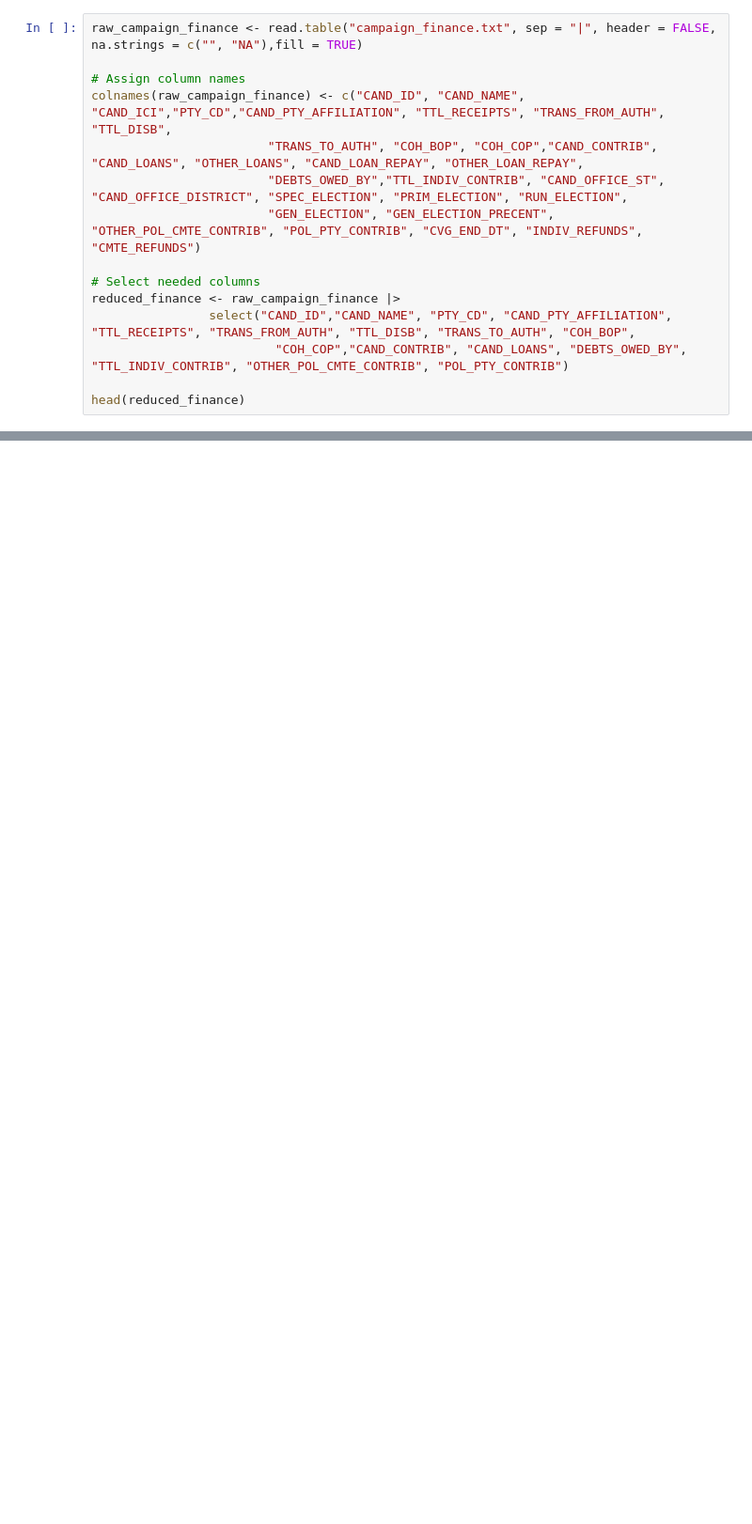
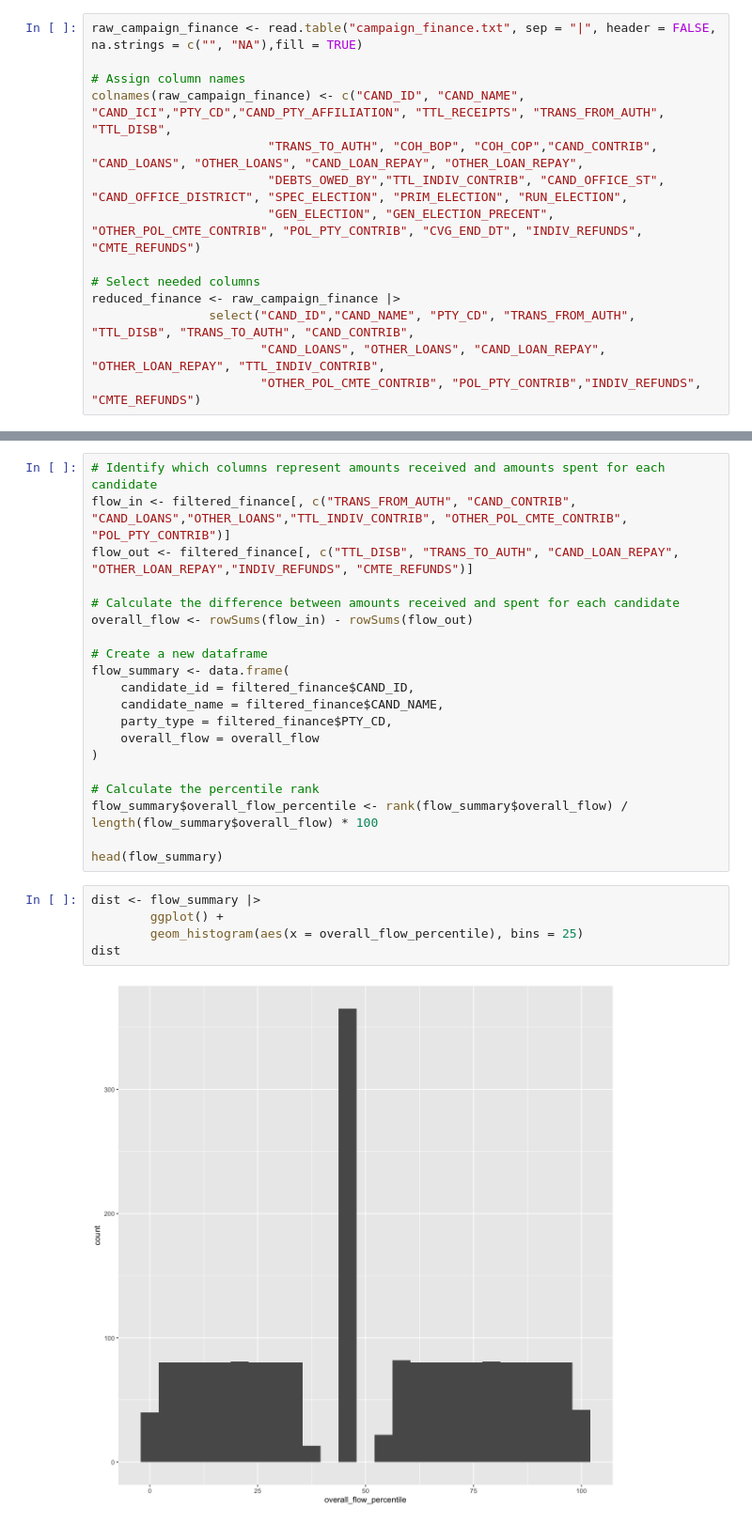
Before and after one commit to Kaylan-W/electoral-competitiveness-poli_381, a Jupyter notebook: pt_3/conditioning.ipynb, the cells around one changed output, grey strips where cells are left out. Shown at 94% size. Cells and saved outputs as stored; diff of their text form; blank space fills up the shorter version.

```diff
--- a/pt_3/conditioning.ipynb
+++ b/pt_3/conditioning.ipynb
@@ -23,7 +13,6 @@ colnames(raw_campaign_finance) <- c("CAND_ID", "CAND_NAME", "CAND_ICI","PTY_CD",
 
 # Select needed columns
 reduced_finance <- raw_campaign_finance |>
-                select("CAND_ID","CAND_NAME", "PTY_CD", "CAND_PTY_AFFILIATION", "TTL_RECEIPTS", "TRANS_FROM_AUTH", "TTL_DISB", "TRANS_TO_AUTH", "COH_BOP",
-                         "COH_COP","CAND_CONTRIB", "CAND_LOANS", "DEBTS_OWED_BY", "TTL_INDIV_CONTRIB", "OTHER_POL_CMTE_CONTRIB", "POL_PTY_CONTRIB")
-
-head(reduced_finance)
+                select("CAND_ID","CAND_NAME", "PTY_CD", "TRANS_FROM_AUTH", "TTL_DISB", "TRANS_TO_AUTH", "CAND_CONTRIB",
+                       "CAND_LOANS", "OTHER_LOANS", "CAND_LOAN_REPAY", "OTHER_LOAN_REPAY", "TTL_INDIV_CONTRIB",
+                       "OTHER_POL_CMTE_CONTRIB", "POL_PTY_CONTRIB","INDIV_REFUNDS", "CMTE_REFUNDS")
@@ -59,0 +29,27 @@ A data.frame: 6 × 16
+# %%
+# Identify which columns represent amounts received and amounts spent for each candidate
+flow_in <- filtered_finance[, c("TRANS_FROM_AUTH", "CAND_CONTRIB", "CAND_LOANS","OTHER_LOANS","TTL_INDIV_CONTRIB", "OTHER_POL_CMTE_CONTRIB", "POL_PTY_CONTRIB")]
+flow_out <- filtered_finance[, c("TTL_DISB", "TRANS_TO_AUTH", "CAND_LOAN_REPAY", "OTHER_LOAN_REPAY","INDIV_REFUNDS", "CMTE_REFUNDS")]
+
+# Calculate the difference between amounts received and spent for each candidate
+overall_flow <- rowSums(flow_in) - rowSums(flow_out)
+
+# Create a new dataframe
+flow_summary <- data.frame(
+    candidate_id = filtered_finance$CAND_ID,
+    candidate_name = filtered_finance$CAND_NAME,
+    party_type = filtered_finance$PTY_CD,
+    overall_flow = overall_flow
+)
+
+# Calculate the percentile rank
+flow_summary$overall_flow_percentile <- rank(flow_summary$overall_flow) / length(flow_summary$overall_flow) * 100
+
+head(flow_summary)
+# %%
+dist <- flow_summary |>
+        ggplot() +
+        geom_histogram(aes(x = overall_flow_percentile), bins = 25)
+dist
+# %% [output]
+[figure, added]
```
Also changed, not shown: parts of 4 cells of this notebook.
